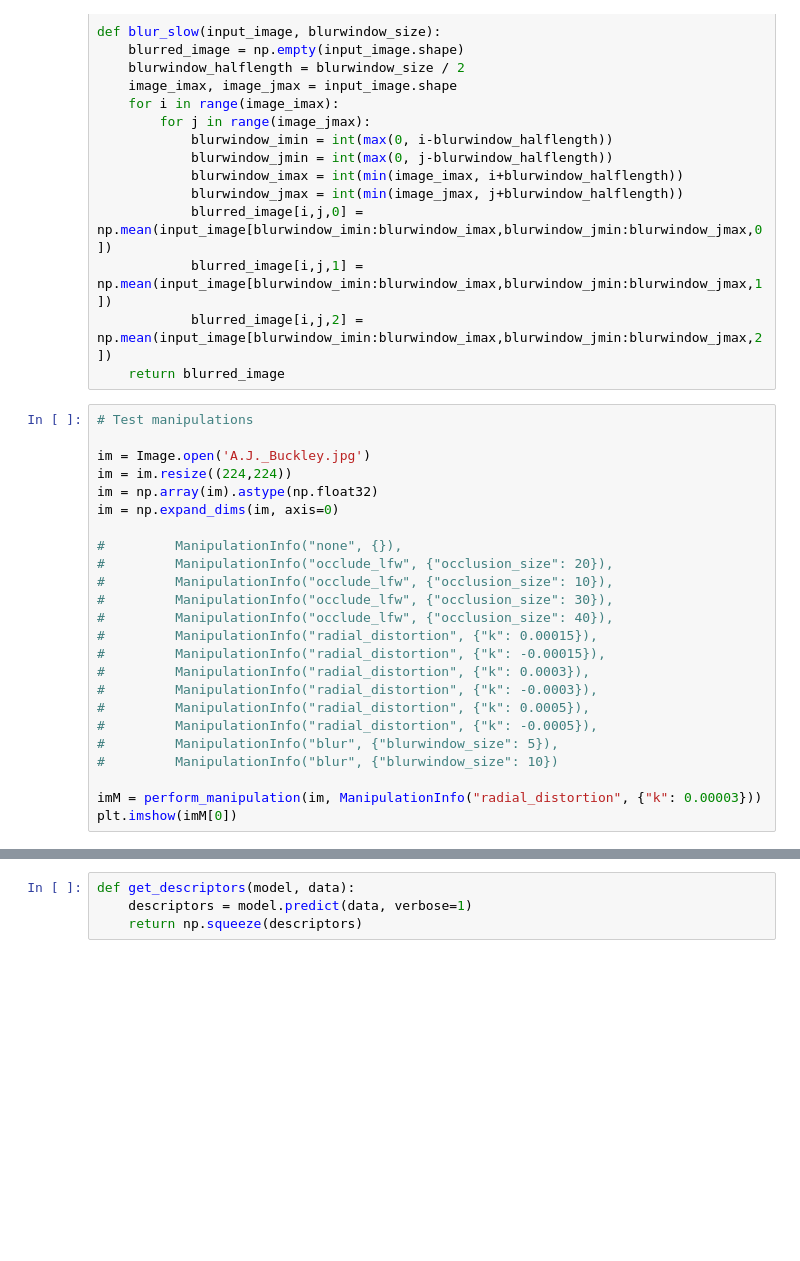
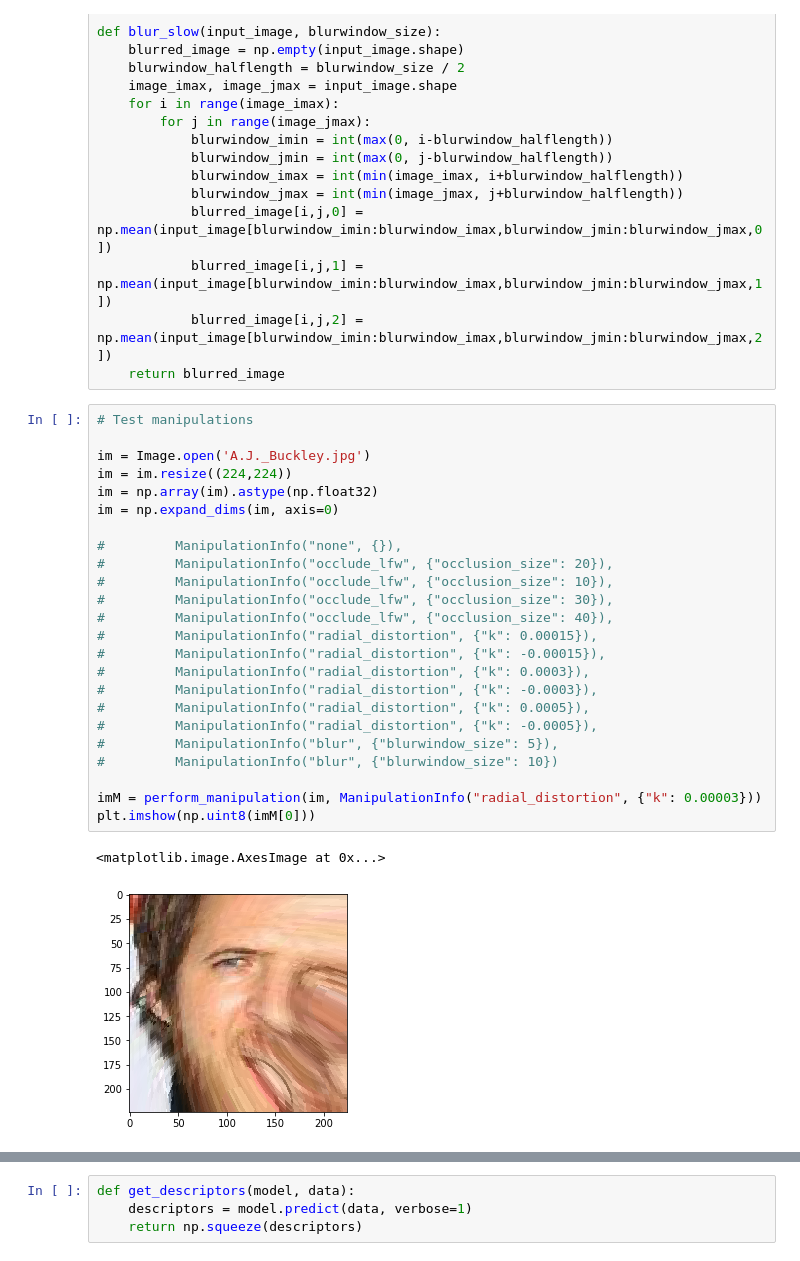
Before and after one commit to cchen23/COS429_final_project, a Jupyter notebook: code/vgg/vgg_face.ipynb, the cells around one changed output, grey strips where cells are left out. Cells and saved outputs as stored; diff of their text form; blank space fills up the shorter version.

Commit message:
Update ipynb and add figure

```diff
--- a/code/vgg/vgg_face.ipynb
+++ b/code/vgg/vgg_face.ipynb
@@ -287,25 +286,28 @@ def blur_slow(input_image, blurwindow_size):
 # %%
 # Test manipulations
 
 im = Image.open('A.J._Buckley.jpg')
 im = im.resize((224,224))
 im = np.array(im).astype(np.float32)
 im = np.expand_dims(im, axis=0)
 
 #         ManipulationInfo("none", {}),
 #         ManipulationInfo("occlude_lfw", {"occlusion_size": 20}),
 #         ManipulationInfo("occlude_lfw", {"occlusion_size": 10}),
 #         ManipulationInfo("occlude_lfw", {"occlusion_size": 30}),
 #         ManipulationInfo("occlude_lfw", {"occlusion_size": 40}),
 #         ManipulationInfo("radial_distortion", {"k": 0.00015}),
 #         ManipulationInfo("radial_distortion", {"k": -0.00015}),
 #         ManipulationInfo("radial_distortion", {"k": 0.0003}),
 #         ManipulationInfo("radial_distortion", {"k": -0.0003}),
 #         ManipulationInfo("radial_distortion", {"k": 0.0005}),
 #         ManipulationInfo("radial_distortion", {"k": -0.0005}),
 #         ManipulationInfo("blur", {"blurwindow_size": 5}),
 #         ManipulationInfo("blur", {"blurwindow_size": 10})
 
 imM = perform_manipulation(im, ManipulationInfo("radial_distortion", {"k": 0.00003}))
-plt.imshow(imM[0])
+plt.imshow(np.uint8(imM[0]))
+# %% [output]
+<matplotlib.image.AxesImage at 0x...>
+[figure, added]
 # %%
```
Also changed, not shown: parts of 7 cells of this notebook, 1 other file.
